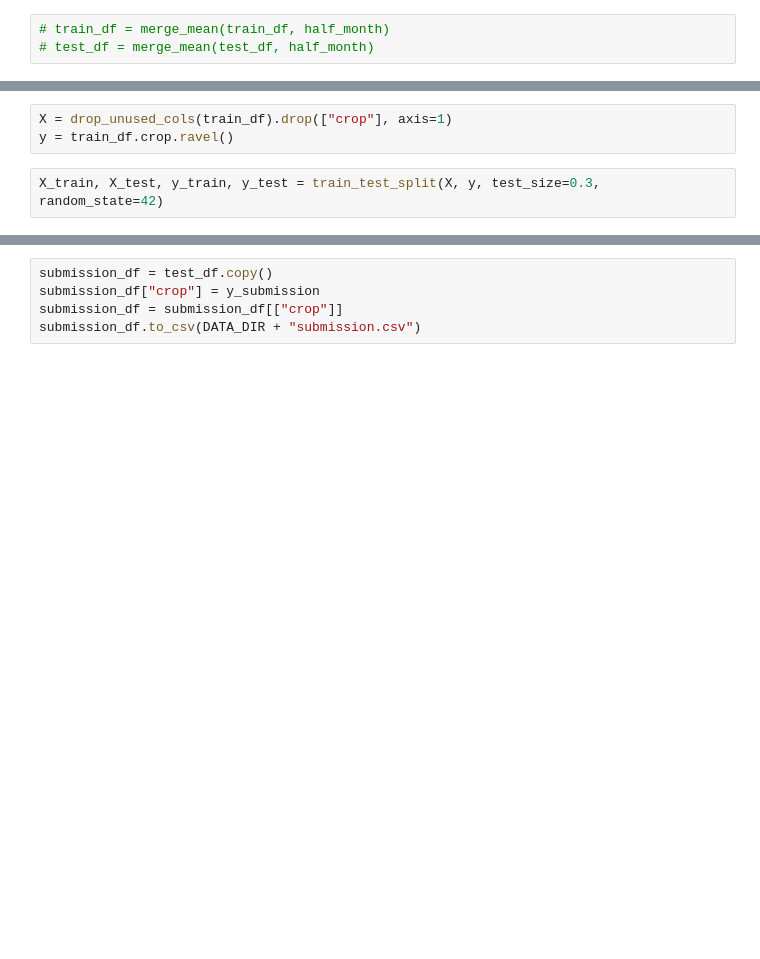
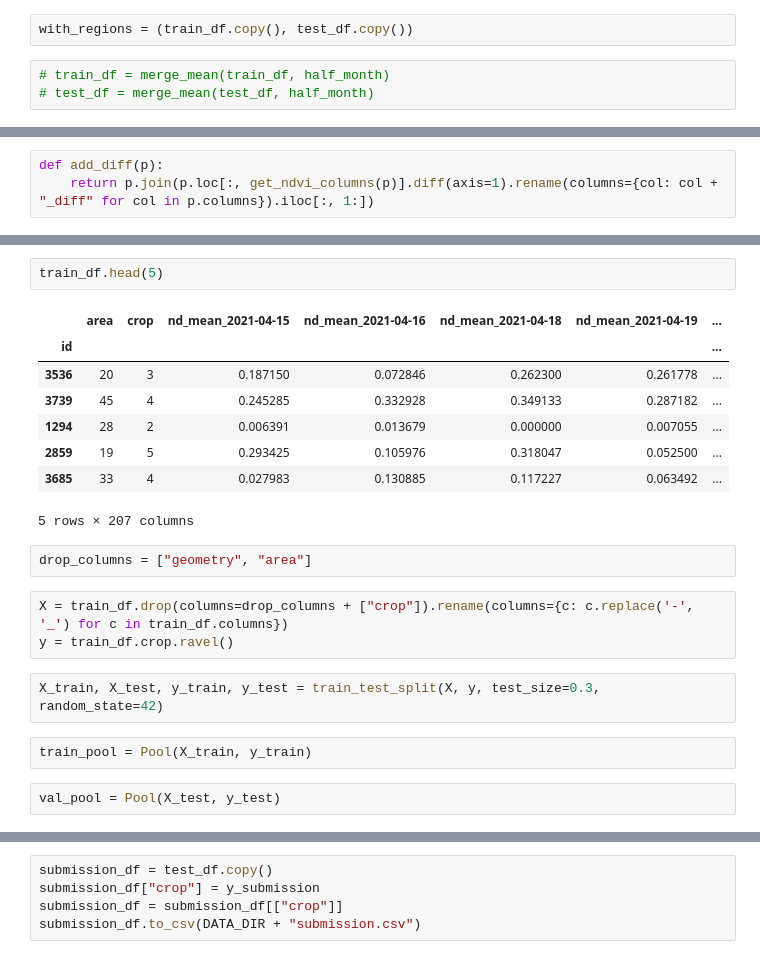
Before and after one commit to eivankin/ndvi, a Jupyter notebook: cb_playground.ipynb, the cells around one changed output, grey strips where cells are left out. Drawn from its saved outputs; the diff is of its cells as text; blank space fills up the shorter version.

```diff
--- a/cb_playground.ipynb
+++ b/cb_playground.ipynb
@@ -51,3 +96,5 @@ test_df = pd.read_csv(DATA_DIR + "test_with_reg.csv").set_index("id")
+# %%
+with_regions = (train_df.copy(), test_df.copy())
 # %%
 # train_df = merge_mean(train_df, half_month)
 # test_df = merge_mean(test_df, half_month)
@@ -68,0 +105,3 @@ test_df[get_ndvi_columns(test_df)] = test_df[get_ndvi_columns(test_df)].applymap
+# %%
+def add_diff(p):
+    return p.join(p.loc[:, get_ndvi_columns(p)].diff(axis=1).rename(columns={col: col + "_diff" for col in p.columns}).iloc[:, 1:])
@@ -69,8 +144,25 @@ test_df[get_ndvi_columns(test_df)] = test_df[get_ndvi_columns(test_df)].applymap
+# %%
+train_df.head(5)
+# %% [output]
+|  | area | crop | nd_mean_2021-04-15 | nd_mean_2021-04-16 | nd_mean_2021-04-18 | nd_mean_2021-04-19 | ... |
+| id |  |  |  |  |  |  | ... |
+| 3536 | 20 | 3 | 0.187150 | 0.072846 | 0.262300 | 0.261778 | ... |
+| 3739 | 45 | 4 | 0.245285 | 0.332928 | 0.349133 | 0.287182 | ... |
+| 1294 | 28 | 2 | 0.006391 | 0.013679 | 0.000000 | 0.007055 | ... |
+| 2859 | 19 | 5 | 0.293425 | 0.105976 | 0.318047 | 0.052500 | ... |
+| 3685 | 33 | 4 | 0.027983 | 0.130885 | 0.117227 | 0.063492 | ... |
+5 rows × 207 columns
+# %%
+drop_columns = ["geometry", "area"]
 # %%
-X = drop_unused_cols(train_df).drop(["crop"], axis=1)
+X = train_df.drop(columns=drop_columns + ["crop"]).rename(columns={c: c.replace('-', '_') for c in train_df.columns})
 y = train_df.crop.ravel()
 # %%
 X_train, X_test, y_train, y_test = train_test_split(X, y, test_size=0.3, random_state=42)
+# %%
+train_pool = Pool(X_train, y_train)
+# %%
+val_pool = Pool(X_test, y_test)
 # %%
 X_train.head()
 # %% [output]
```
Also changed, not shown: parts of 28 cells of this notebook, 3 other files.
